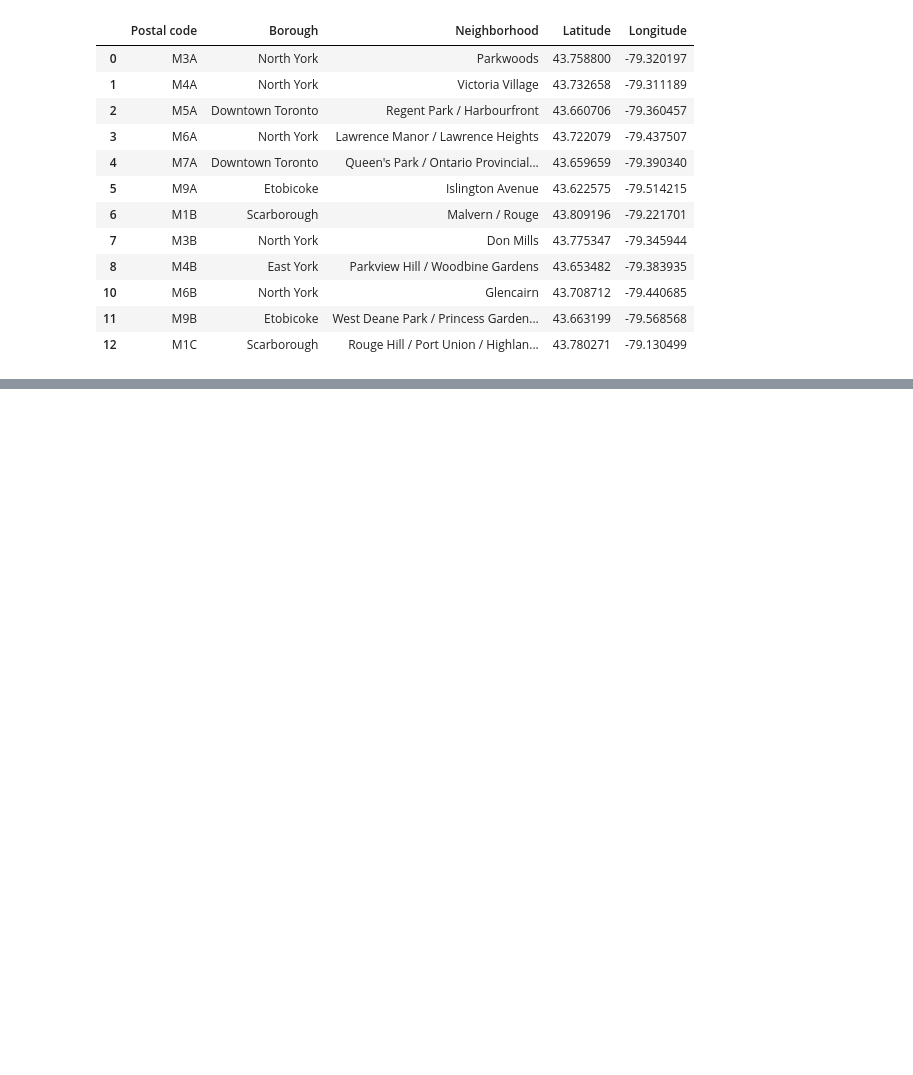
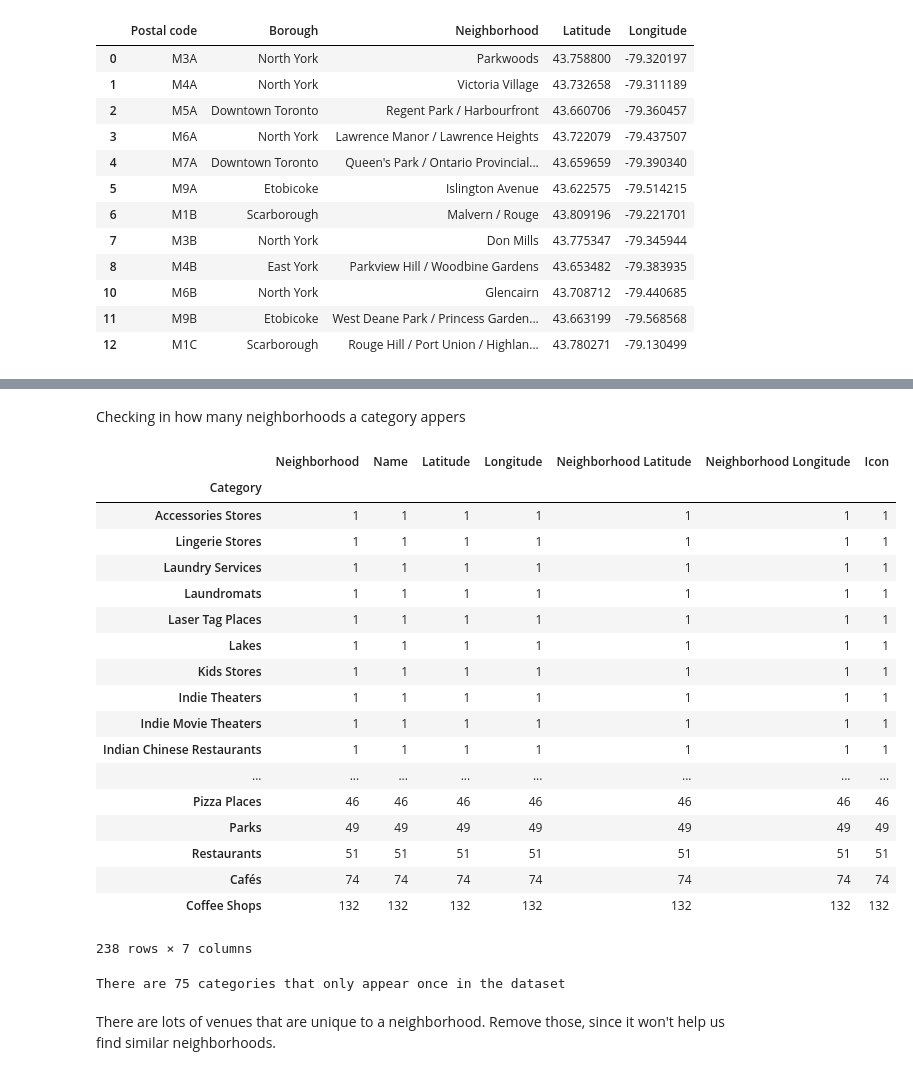
Before and after one commit to dudasaron/Coursera_Capstone, a Jupyter notebook: Toronto Neighborhoods.ipynb, the cells around one changed output, grey strips where cells are left out. Drawn from its saved outputs; the diff is of its cells as text; code cells hidden in the pictures; blank space fills up the shorter version.

```diff
--- a/Toronto Neighborhoods.ipynb
+++ b/Toronto Neighborhoods.ipynb
@@ -104,0 +145,13 @@ hoods_with_loc.head(12)
+# %%
+import html
+
+toronto_coordinates = [ 43.717899, -79.6582408 ]
+toronto_map = folium.Map(location=toronto_coordinates, zoom_start=12)
+
+for lat, lon, neighborhood, postal_code, borough in zip(hoods_with_loc.Latitude, hoods_with_loc.Longitude, hoods_with_loc.Neighborhood, hoods_with_loc['Postal code'], hoods_with_loc.Borough):
+    folium.features.Marker(
+        [lat, lon],
+        popup=folium.Popup('<h3>{}</h3><h4>{}, {}</h4>'.format(html.escape(neighborhood), postal_code, borough)),
+    ).add_to(toronto_map)
+
+toronto_map
@@ -104,0 +181,29 @@ hoods_with_loc.head(12)
+# %%
+import requests
+def get_venues(lat, lon, hood):
+    url = 'https://api.foursquare.com/v2/venues/explore?ll={},{}&radius=500&time=any&day=any&v=20200411&client_id={}&client_secret={}'.format(lat, lon, FOURSQUARE_CLIENT_ID, FOURSQUARE_CLIENT_SECRET)
+    response = requests.get(url).json()
+    #response = client.venues.explore(params={'ll': '{},{}'.format(lat, lon), 'radius': radius, 'time': 'any', 'day': 'any'})
+    venues = pd.DataFrame(columns=['Neighborhood', 'Name', 'Category', 'Latitude', 'Longitude', 'Neighborhood Latitude', 'Neighborhood Longitude', 'Icon'])
+    try:
+        for v in response['response']['groups'][0]['items']:
+            venues = venues.append({
+                'Neighborhood': hood,
+                'Name': v['venue']['name'],
+                'Category': v['venue']['categories'][0]['pluralName'],
+                'Latitude': v['venue']['location']['lat'],
+                'Longitude': v['venue']['location']['lng'],
+                'Neighborhood Latitude': lat,
+                'Neighborhood Longitude': lon,
+                'Icon': "{}64{}".format(v['venue']['categories'][0]['icon']['prefix'], v['venue']['categories'][0]['icon']['suffix'])
+            }, ignore_index=True)
+    except:
+        print(response)
+    return venues
+# %%
+venues_with_hoods = pd.DataFrame(columns=['Neighborhood', 'Name', 'Category', 'Latitude', 'Longitude', 'Neighborhood Latitude', 'Neighborhood Longitude', 'Icon'])
+
+for lat, lon, hood in zip(hoods_with_loc.Latitude, hoods_with_loc.Longitude, hoods_with_loc.Neighborhood):
+    venues_with_hoods = pd.concat([venues_with_hoods, get_venues(lat, lon, hood)], axis=0)
+
+venues_with_hoods.head()
@@ -104,0 +238,32 @@ hoods_with_loc.head(12)
+# %% [markdown]
+Checking in how many neighborhoods a category appers
+# %%
+venues_with_hoods.groupby('Category').count().sort_values(by='Neighborhood')
+# %% [output]
+|  | Neighborhood | Name | Latitude | Longitude | Neighborhood Latitude | Neighborhood Longitude | Icon |
+| Category |  |  |  |  |  |  |  |
+| Accessories Stores | 1 | 1 | 1 | 1 | 1 | 1 | 1 |
+| Lingerie Stores | 1 | 1 | 1 | 1 | 1 | 1 | 1 |
+| Laundry Services | 1 | 1 | 1 | 1 | 1 | 1 | 1 |
+| Laundromats | 1 | 1 | 1 | 1 | 1 | 1 | 1 |
+| Laser Tag Places | 1 | 1 | 1 | 1 | 1 | 1 | 1 |
+| Lakes | 1 | 1 | 1 | 1 | 1 | 1 | 1 |
+| Kids Stores | 1 | 1 | 1 | 1 | 1 | 1 | 1 |
+| Indie Theaters | 1 | 1 | 1 | 1 | 1 | 1 | 1 |
+| Indie Movie Theaters | 1 | 1 | 1 | 1 | 1 | 1 | 1 |
+| Indian Chinese Restaurants | 1 | 1 | 1 | 1 | 1 | 1 | 1 |
+| ... | ... | ... | ... | ... | ... | ... | ... |
+| Pizza Places | 46 | 46 | 46 | 46 | 46 | 46 | 46 |
+| Parks | 49 | 49 | 49 | 49 | 49 | 49 | 49 |
+| Restaurants | 51 | 51 | 51 | 51 | 51 | 51 | 51 |
+| Cafés | 74 | 74 | 74 | 74 | 74 | 74 | 74 |
+| Coffee Shops | 132 | 132 | 132 | 132 | 132 | 132 | 132 |
+238 rows × 7 columns
+# %%
+cat_list = venues_with_hoods.groupby('Category').count().sort_values(by='Neighborhood')
+unique_cat_list = cat_list[cat_list.Neighborhood == 1]
+print('There are {} categories that only appear once in the dataset'.format(len(unique_cat_list)))
+# %% [output]
+There are 75 categories that only appear once in the dataset
+# %% [markdown]
+There are lots of venues that are unique to a neighborhood. Remove those, since it won't help us find similar neighborhoods.
```
Also changed, not shown: parts of 33 cells of this notebook.
